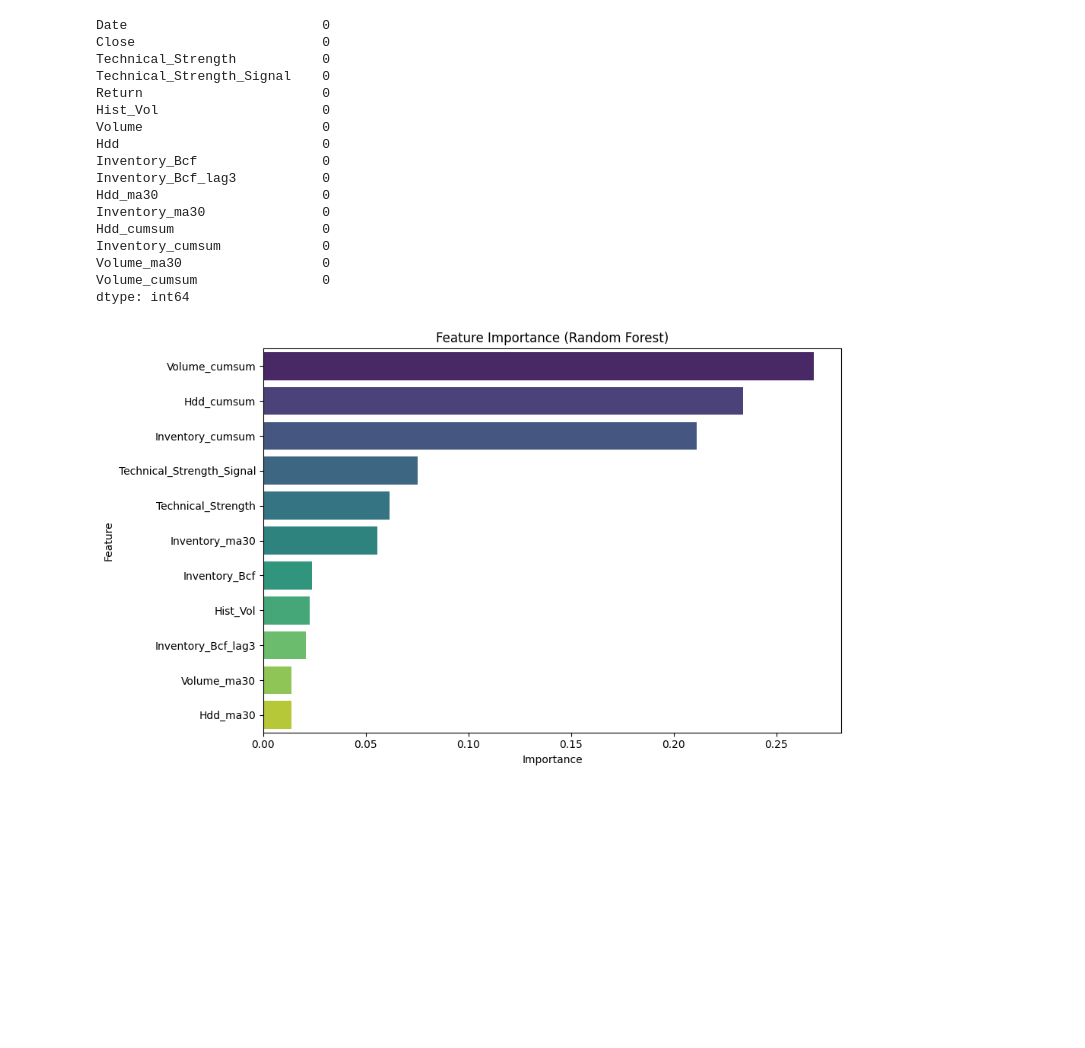
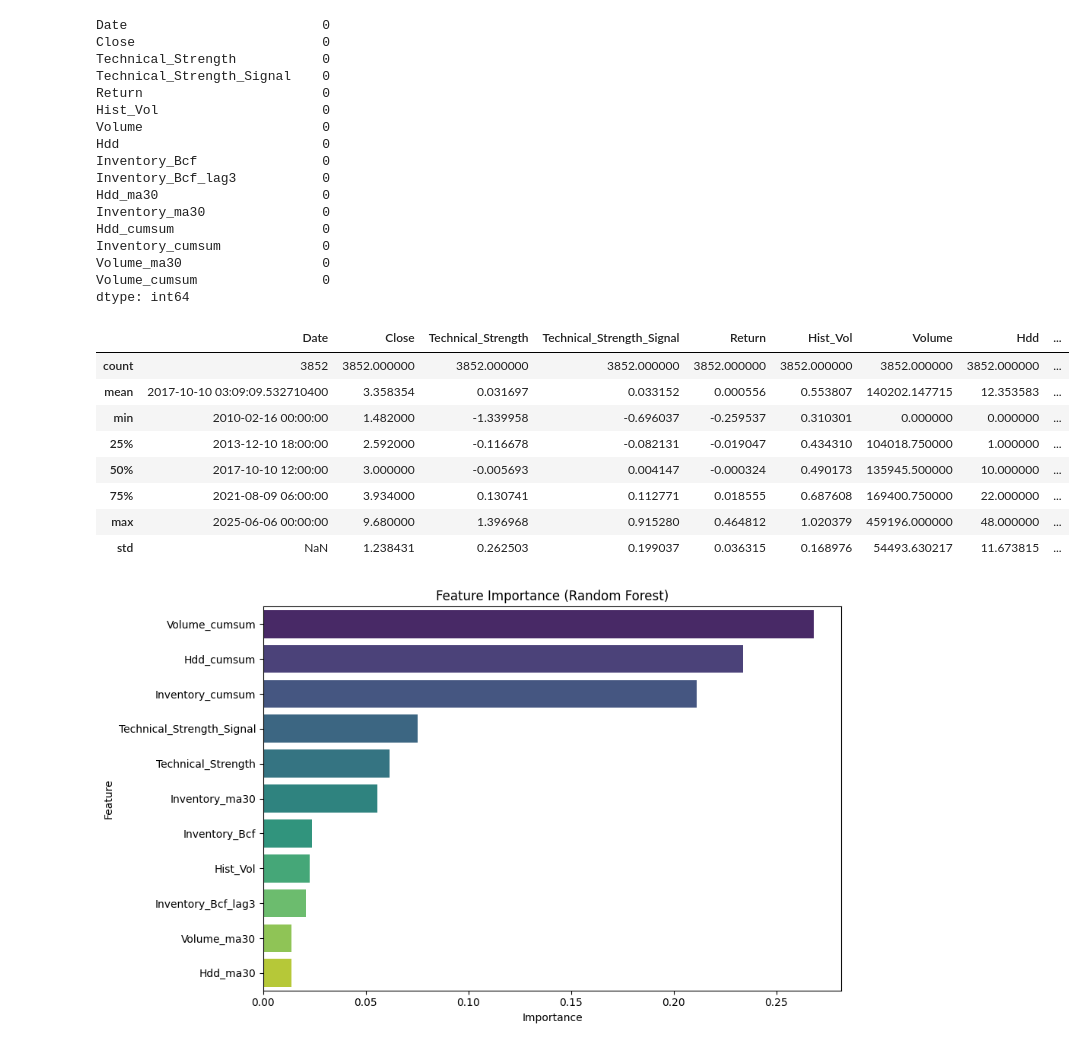
Before and after one commit to santosh3110/Natural_Gas_Price_Forecast, a Jupyter notebook: research/bilstm_experiment.ipynb, the cells around one changed output. Drawn from its saved outputs; the diff is of its cells as text; code cells hidden in the pictures; blank space fills up the shorter version.

```diff
--- a/research/bilstm_experiment.ipynb
+++ b/research/bilstm_experiment.ipynb
@@ -327,6 +327,18 @@ Inventory_cumsum             0
 Volume_ma30                  0
 Volume_cumsum                0
 dtype: int64
+# %%
+result.describe()
+# %% [output]
+|  | Date | Close | Technical_Strength | Technical_Strength_Signal | Return | Hist_Vol | Volume | Hdd | ... |
+| count | 3852 | 3852.000000 | 3852.000000 | 3852.000000 | 3852.000000 | 3852.000000 | 3852.000000 | 3852.000000 | ... |
+| mean | 2017-10-10 03:09:09.532710400 | 3.358354 | 0.031697 | 0.033152 | 0.000556 | 0.553807 | 140202.147715 | 12.353583 | ... |
+| min | 2010-02-16 00:00:00 | 1.482000 | -1.339958 | -0.696037 | -0.259537 | 0.310301 | 0.000000 | 0.000000 | ... |
+| 25% | 2013-12-10 18:00:00 | 2.592000 | -0.116678 | -0.082131 | -0.019047 | 0.434310 | 104018.750000 | 1.000000 | ... |
+| 50% | 2017-10-10 12:00:00 | 3.000000 | -0.005693 | 0.004147 | -0.000324 | 0.490173 | 135945.500000 | 10.000000 | ... |
+| 75% | 2021-08-09 06:00:00 | 3.934000 | 0.130741 | 0.112771 | 0.018555 | 0.687608 | 169400.750000 | 22.000000 | ... |
+| max | 2025-06-06 00:00:00 | 9.680000 | 1.396968 | 0.915280 | 0.464812 | 1.020379 | 459196.000000 | 48.000000 | ... |
+| std | NaN | 1.238431 | 0.262503 | 0.199037 | 0.036315 | 0.168976 | 54493.630217 | 11.673815 | ... |
 # %%
 import plotly.graph_objects as go
 
```
Also changed, not shown: parts of 5 cells of this notebook, 8 other files.
